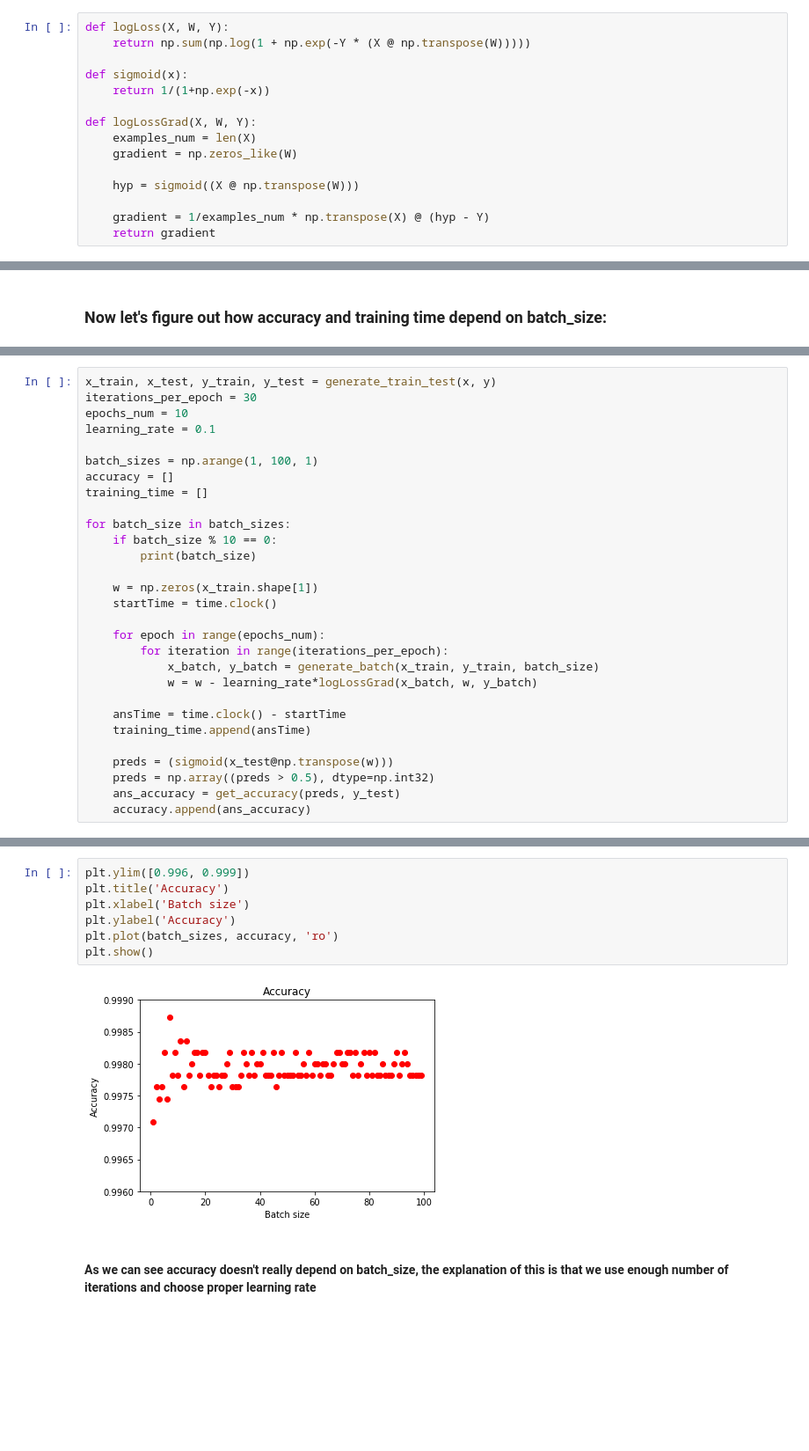
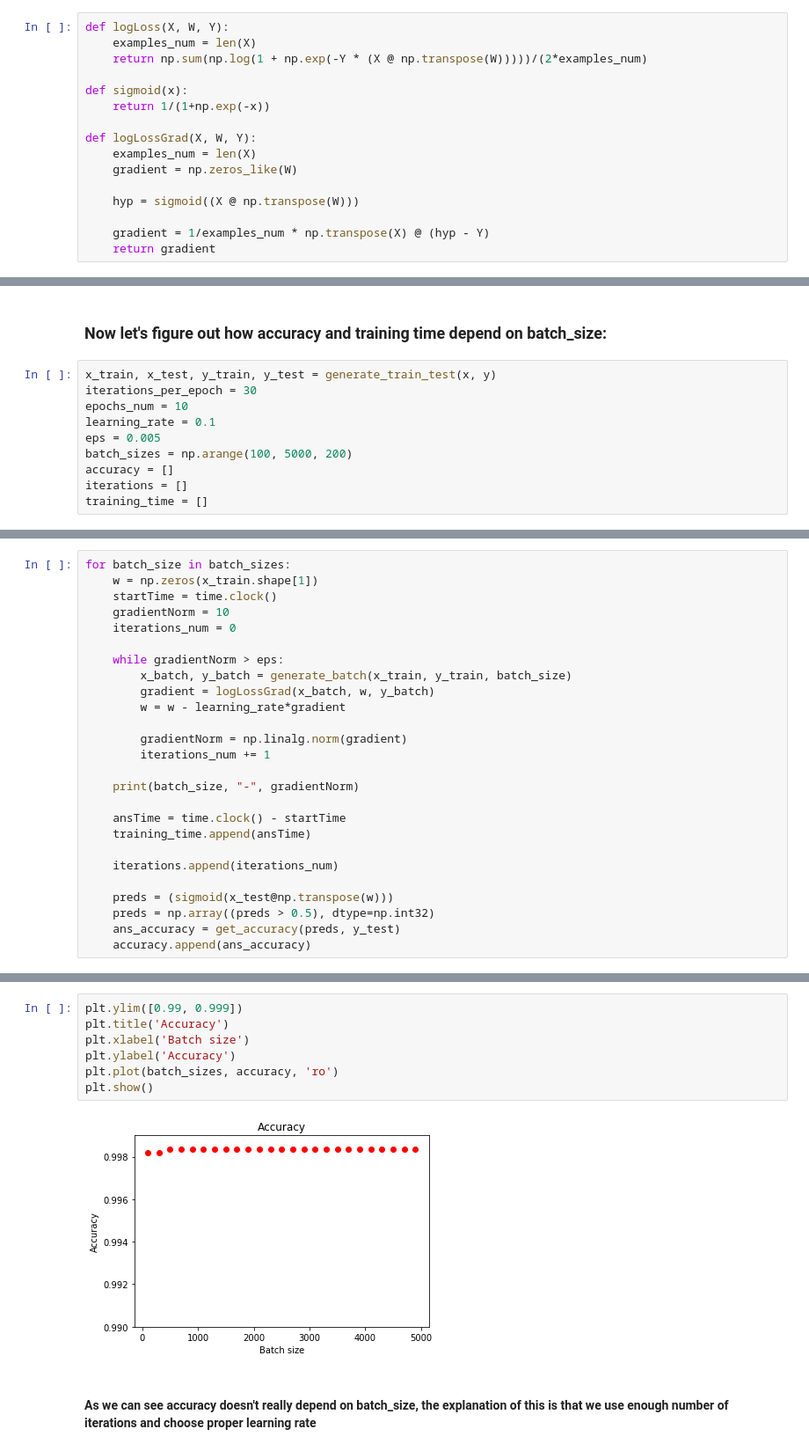
Before and after one commit to MR-Raven/Machine-Learning, a Jupyter notebook: Linear_models__gradient_descent.ipynb, the cells around one changed output, grey strips where cells are left out. Shown at 88% size. Cells and saved outputs as stored; diff of their text form; blank space fills up the shorter version.

```diff
--- a/Linear_models__gradient_descent.ipynb
+++ b/Linear_models__gradient_descent.ipynb
@@ -489,7 +498,8 @@ def get_accuracy(preds, y):
     return np.sum(preds==y)/len(y)
 # %%
 def logLoss(X, W, Y):
-    return np.sum(np.log(1 + np.exp(-Y * (X @ np.transpose(W)))))
+    examples_num = len(X)
+    return np.sum(np.log(1 + np.exp(-Y * (X @ np.transpose(W)))))/(2*examples_num)
 
 def sigmoid(x):
     return 1/(1+np.exp(-x))
@@ -560,2 +571,12 @@ Model accuracy =  0.9979985443959243
 # %% [markdown]
 ### Now let's figure out how accuracy and training time depend on batch_size:
+# %%
+x_train, x_test, y_train, y_test = generate_train_test(x, y)
+iterations_per_epoch = 30
+epochs_num = 10
+learning_rate = 0.1
+eps = 0.005
+batch_sizes = np.arange(100, 5000, 200)
+accuracy = []
+iterations = []
+training_time = []
@@ -562,27 +601,24 @@ Model accuracy =  0.9979985443959243
 # %%
-x_train, x_test, y_train, y_test = generate_train_test(x, y)
-iterations_per_epoch = 30
-epochs_num = 10
-learning_rate = 0.1
-
-batch_sizes = np.arange(1, 100, 1)
-accuracy = []
-training_time = []
-
 for batch_size in batch_sizes:
-    if batch_size % 10 == 0:
-        print(batch_size)
-
     w = np.zeros(x_train.shape[1])
     startTime = time.clock()
+    gradientNorm = 10
+    iterations_num = 0
 
-    for epoch in range(epochs_num):
-        for iteration in range(iterations_per_epoch):
-            x_batch, y_batch = generate_batch(x_train, y_train, batch_size)
-            w = w - learning_rate*logLossGrad(x_batch, w, y_batch)
+    while gradientNorm > eps:
+        x_batch, y_batch = generate_batch(x_train, y_train, batch_size)
+        gradient = logLossGrad(x_batch, w, y_batch)
+        w = w - learning_rate*gradient
+
+        gradientNorm = np.linalg.norm(gradient)
+        iterations_num += 1
+
+    print(batch_size, "-", gradientNorm)
 
     ansTime = time.clock() - startTime
     training_time.append(ansTime)
+
+    iterations.append(iterations_num)
 
     preds = (sigmoid(x_test@np.transpose(w)))
     preds = np.array((preds > 0.5), dtype=np.int32)
@@ -601,12 +639,12 @@ for batch_size in batch_sizes:
 # %%
-plt.ylim([0.996, 0.999])
+plt.ylim([0.99, 0.999])
 plt.title('Accuracy')
 plt.xlabel('Batch size')
 plt.ylabel('Accuracy')
 plt.plot(batch_sizes, accuracy, 'ro')
 plt.show()
 # %% [output]
-[figure, old version]
+[figure, new version]
 # %% [markdown]
 #### As we can see accuracy doesn't really depend on batch_size, the explanation of this is that we use enough number of iterations and choose proper learning rate
 # %%
```
Also changed, not shown: parts of 47 cells of this notebook.
